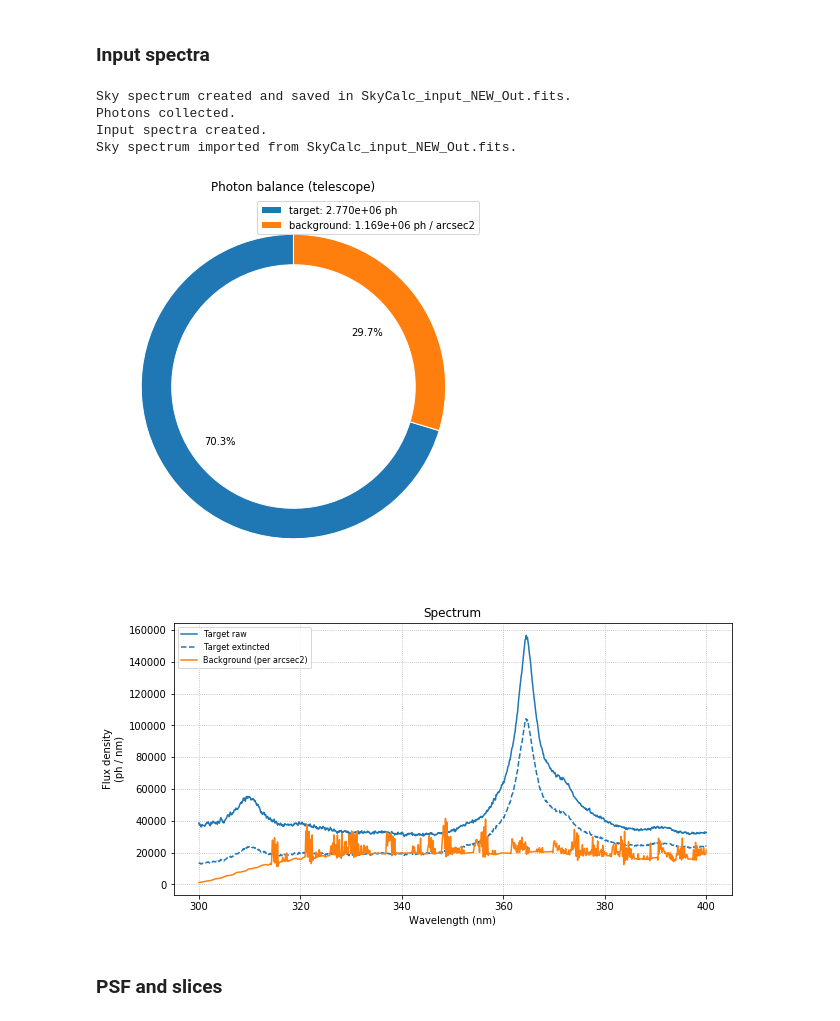
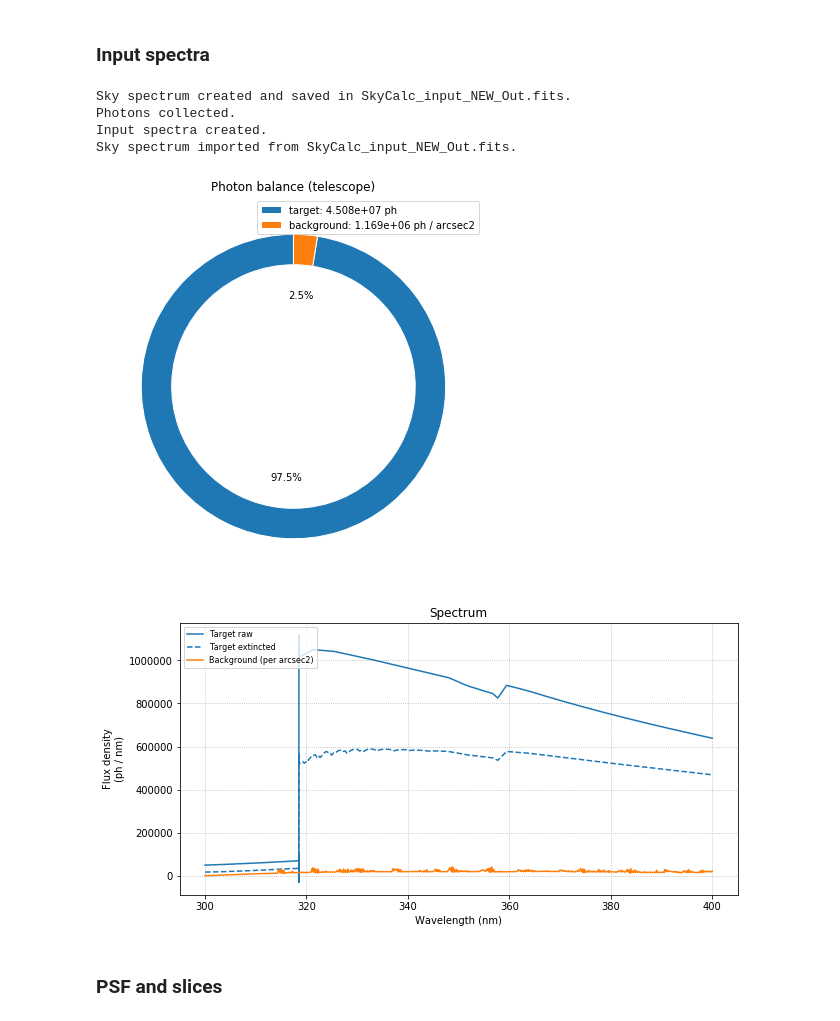
Before and after one commit to gcupani/cubes, a Jupyter notebook: CUBES E2E simulator (compact).ipynb, the cells around one changed output. Saved outputs shown, nothing was run; the diff lists cells and outputs as text; code cells hidden in the pictures.

```diff
--- a/CUBES E2E simulator (compact).ipynb
+++ b/CUBES E2E simulator (compact).ipynb
@@ -8,32 +10,33 @@
 ### Input spectra
 # %%
 sim.spec_templ = 'custom'  # Template ('flat', 'PL', 'custom')
-sim.spec_file = 'Science_Spectra/Zheng+97.txt'  # Path to file
+sim.spec_file = 'Science_Spectra/gal_2.5_1_0.1_0.1_20.txt'  # Path to file
 
 sim.mag_syst = 'Vega'  # System ('Vega')
 sim.mag_band = 'U'  # Band ('U', 'B', 'V', 'R', 'I', 'J', 'H', 'K' for Vega)
-sim.targ_mag = 21  # Magnitude
+sim.targ_mag = 18  # Magnitude
 
-sim.qso_zem = 2.0  # Emission redshift
+sim.qso_zem = None  # Emission redshift
 sim.qso_lya_abs = True  # Lyman-alpha absorption
 
 sim.airmass = 1.16  # Airmass
 sim.pwv = 2.5  # Precipitable water vapor
 sim.moond = 0  # Days from new moon
 try:
     %run -i SkyCalc_Call.py  # Uncomment this to skip call to SkyCalc
 except:
     sim.bckg_mag = 22.5 # Background magnitude
 
 sim.texp = 3600*au.s  # Exposure time
 sim.spec_in()
+#%mprun -f sim.spec_in sim.spec_in()  # Only for memory checks
 # %% [output]
 Sky spectrum created and saved in SkyCalc_input_NEW_Out.fits.
 Photons collected.
 Input spectra created.
 Sky spectrum imported from SkyCalc_input_NEW_Out.fits.
-[figure, old version]
+[figure, new version]
-[figure, old version]
+[figure, new version]
 # %% [markdown]
 ### PSF and slices
 # %%
```
Also changed, not shown: parts of 4 cells of this notebook, 2 other files.
